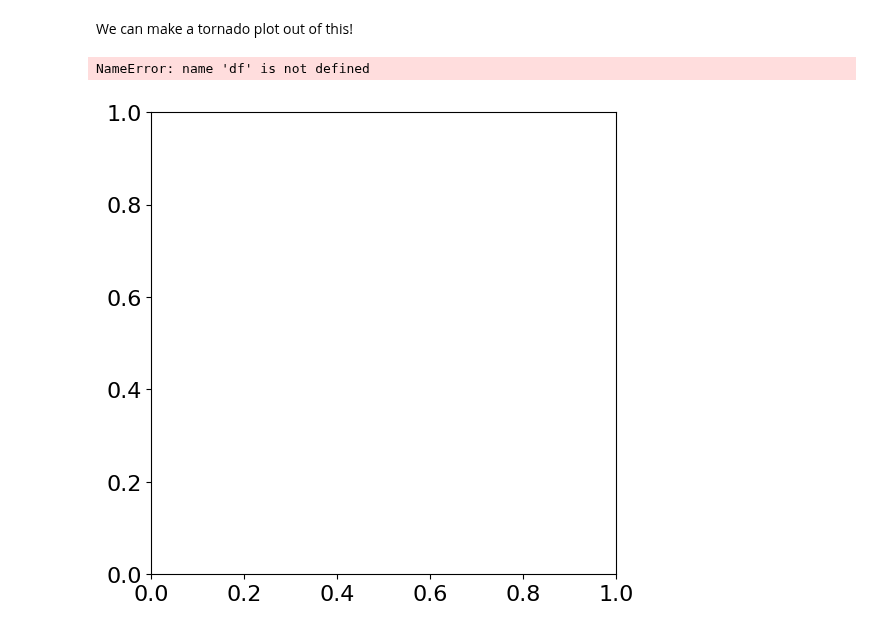
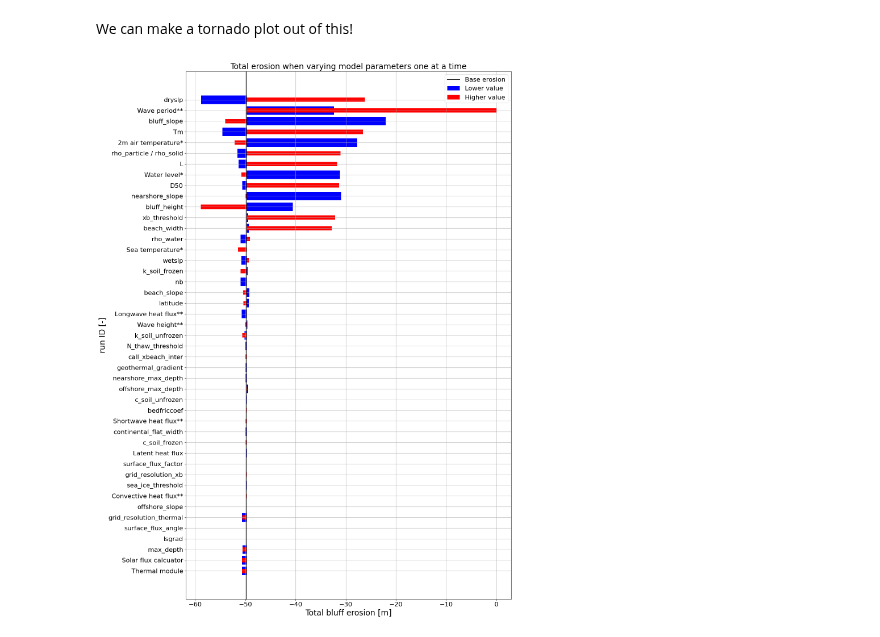
Before and after one commit to khdebruijn/thermo-morphological-model, a Jupyter notebook: results/sensitivity_analysis_erosion.ipynb, the cells around one changed output. Saved outputs shown, nothing was run; the diff lists cells and outputs as text; code cells hidden in the pictures.

```diff
--- a/results/sensitivity_analysis_erosion.ipynb
+++ b/results/sensitivity_analysis_erosion.ipynb
@@ -99,0 +104,4 @@ NameError: name 'Path' is not defined
+# %%
+df_volume_changes = pd.read_csv("volume_changes.csv")
+
+# df_volume_changes
@@ -99,0 +164,6 @@ NameError: name 'Path' is not defined
+# %%
+# order dataframe from low to high (choose between which parameter I want to order)
+df['erosion_diff[m]'] = np.abs(df['total_erosion_high[m]'].values - df['total_erosion_low[m]'].values)
+df['volume_change_diff[m2]'] = np.abs(df['volume_change_high[m2]'].values - df['volume_change_low[m2]'].values)
+
+df = df.sort_values('volume_change_diff[m2]')
@@ -100,32 +188,35 @@ NameError: name 'Path' is not defined
 # %% [markdown]
 We can make a tornado plot out of this!
 # %%
-fig, ax = plt.subplots(figsize=(6, 6))
+fig, ax = plt.subplots(figsize=(15, 20))
 
-x_left = total_bluff_erosion_base
+# x_left = total_bluff_erosion_base
+x_left = volume_change_base
 
-ax.barh(np.arange(len(df)), width=df['total_erosion_low[m]'].values, left=x_left, label='Low', color='b')
-ax.barh(np.arange(len(df)), width=df['total_erosion_high[m]'].values, left=x_left, label='High', color='r')
+ax.barh(np.arange(len(df)), width=df['volume_change_low[m2]'].values - x_left, left=x_left, label='Lower value', color='b')
+ax.barh(np.arange(len(df)), width=df['volume_change_high[m2]'].values - x_left, left=x_left, label='Higher value', color='r', height=0.4)
+# ax.barh(np.arange(len(df)), width=df['total_erosion_low[m]'].values, left=x_left, fc=None, ec='k')
+# ax.barh(np.arange(len(df)), width=df['total_erosion_low[m]'].values, left=x_left, fc=None, ec='k')
+
 
 ax.axvline(x_left, color='k', label='Base erosion')
 
-ax.set_xticks(np.arange(len(df)), df['run_id'].values)
+ax.set_yticks(np.arange(len(df)), df['varied_parameter'].values)
 
 ax.grid()
 
 ax.set_title('Total erosion when varying model parameters one at a time')
 
 ax.legend()
 
 ax.set_xlabel('Total bluff erosion [m]')
 ax.set_ylabel('run ID [-]')
 
 fig.tight_layout()
 
-# figname = 'RMSE_integrated_model.png'
+figname = 'SA_all.png'
 
-# fig.savefig(os.path.join(save_path, figname), bbox_inches='tight', facecolor='white', transparent=False)
+fig.savefig(os.path.join(save_path, figname), bbox_inches='tight', facecolor='white', transparent=False)
 # %% [output]
-NameError: name 'df' is not defined
-[figure, old version]
+[figure, new version]
 # %%
```
Also changed, not shown: parts of 6 cells of this notebook, 1 other file.
